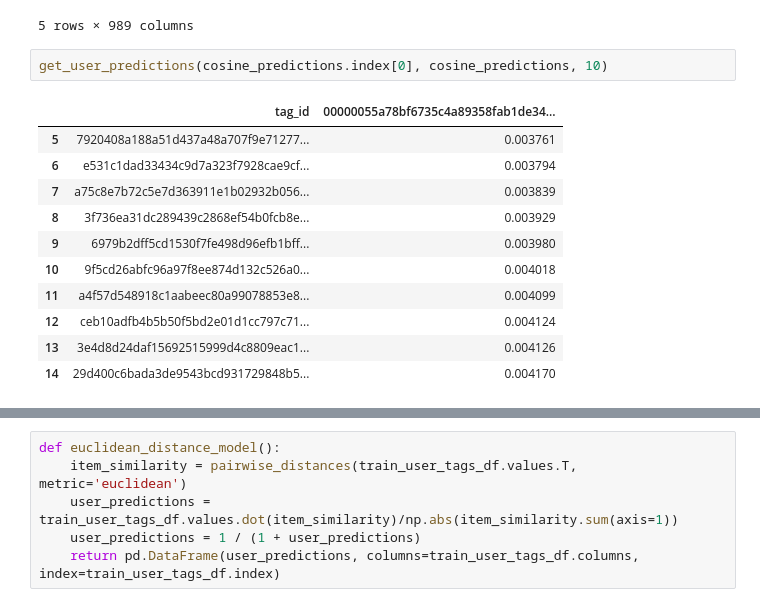
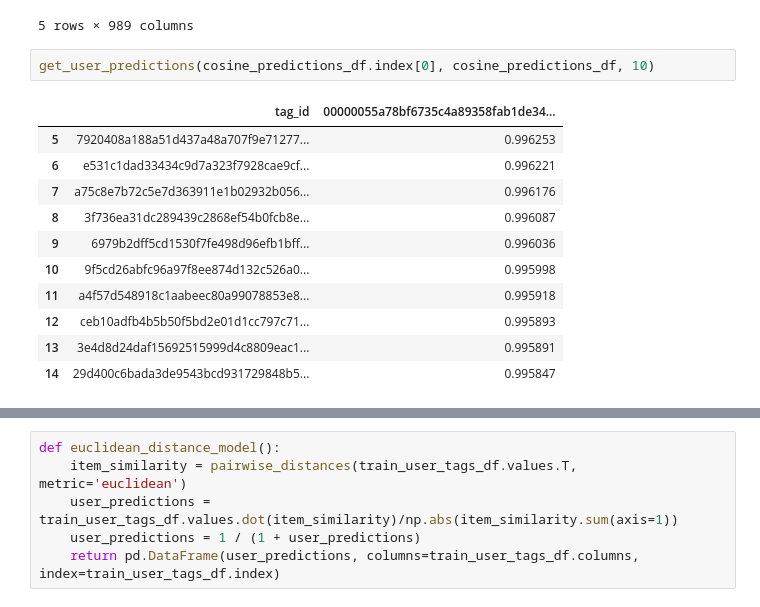
Before and after one commit to hjlopes/collaborative-filtering, a Jupyter notebook: notebooks/Model analysis.ipynb, the cells around one changed output, grey strips where cells are left out. Drawn from its saved outputs; the diff is of its cells as text.

```diff
--- a/notebooks/Model analysis.ipynb
+++ b/notebooks/Model analysis.ipynb
@@ -163,19 +167,19 @@ cosine_predictions_df.head()
 | 0000a8c248465bc8cd907e112b5c2f1e9... | 0.997920 | 0.997961 | 0.997891 | 0.997940 | ... |
 5 rows × 989 columns
 # %%
-get_user_predictions(cosine_predictions.index[0], cosine_predictions, 10)
+get_user_predictions(cosine_predictions_df.index[0], cosine_predictions_df, 10)
 # %% [output]
 |  | tag_id | 00000055a78bf6735c4a89358fab1de34... |
-| 5 | 7920408a188a51d437a48a707f9e71277... | 0.003761 |
-| 6 | e531c1dad33434c9d7a323f7928cae9cf... | 0.003794 |
-| 7 | a75c8e7b72c5e7d363911e1b02932b056... | 0.003839 |
-| 8 | 3f736ea31dc289439c2868ef54b0fcb8e... | 0.003929 |
-| 9 | 6979b2dff5cd1530f7fe498d96efb1bff... | 0.003980 |
-| 10 | 9f5cd26abfc96a97f8ee874d132c526a0... | 0.004018 |
-| 11 | a4f57d548918c1aabeec80a99078853e8... | 0.004099 |
-| 12 | ceb10adfb4b5b50f5bd2e01d1cc797c71... | 0.004124 |
-| 13 | 3e4d8d24daf15692515999d4c8809eac1... | 0.004126 |
-| 14 | 29d400c6bada3de9543bcd931729848b5... | 0.004170 |
+| 5 | 7920408a188a51d437a48a707f9e71277... | 0.996253 |
+| 6 | e531c1dad33434c9d7a323f7928cae9cf... | 0.996221 |
+| 7 | a75c8e7b72c5e7d363911e1b02932b056... | 0.996176 |
+| 8 | 3f736ea31dc289439c2868ef54b0fcb8e... | 0.996087 |
+| 9 | 6979b2dff5cd1530f7fe498d96efb1bff... | 0.996036 |
+| 10 | 9f5cd26abfc96a97f8ee874d132c526a0... | 0.995998 |
+| 11 | a4f57d548918c1aabeec80a99078853e8... | 0.995918 |
+| 12 | ceb10adfb4b5b50f5bd2e01d1cc797c71... | 0.995893 |
+| 13 | 3e4d8d24daf15692515999d4c8809eac1... | 0.995891 |
+| 14 | 29d400c6bada3de9543bcd931729848b5... | 0.995847 |
 # %%
 eval_model(cosine_predictions_df, test_df)
 # %% [output]
```
Also changed, not shown: parts of 8 cells of this notebook.
